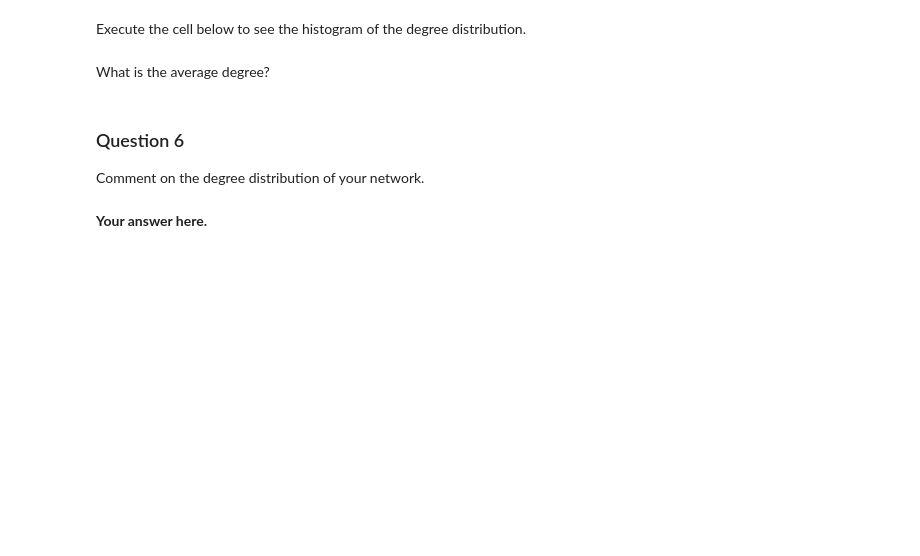
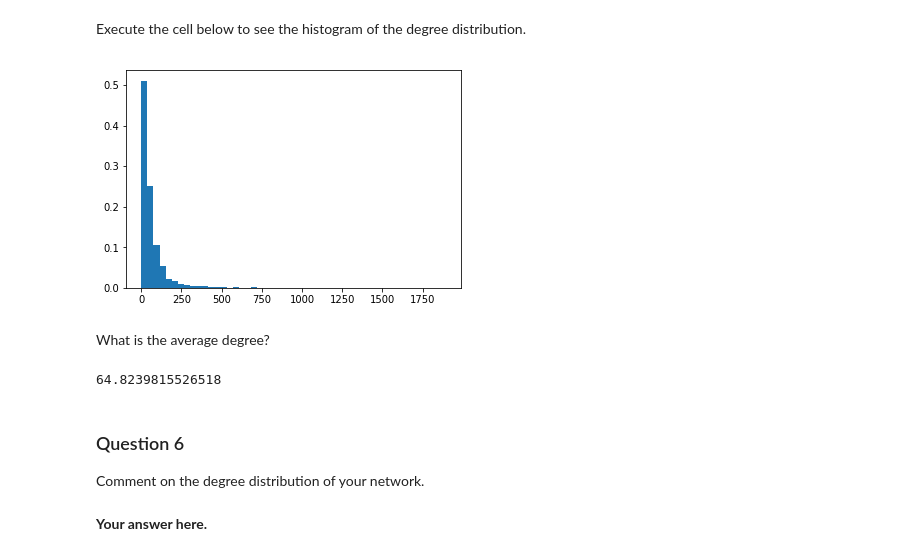
Before and after one commit to mattminder/ntds_24, a Jupyter notebook: Milestone_1/1_network_properties.ipynb, the cells around one changed output. Saved outputs shown, nothing was run; the diff lists cells and outputs as text; code cells hidden in the pictures; blank space fills up the shorter version.

```diff
--- a/Milestone_1/1_network_properties.ipynb
+++ b/Milestone_1/1_network_properties.ipynb
@@ -169,7 +170,31 @@ SyntaxError: invalid syntax (<ipython-input-9-a52eedad56d1>, line 1)
+# %%
+def degree_distribution(adj,directed):
+    # Computes the degree distribution
+    # Params:
+    # adj: adjacency matrix
+    # directed: Boolean, True -> Graph is directed
+    # Returns:
+    # if undirected:
+    # a vector with degree for each node
+    # if directed:
+    # a matrix with 2 columns, [in_degree, out_degree]
+    if(directed):
+        in_degree = np.matmul(adj.T,np.ones((adj.shape[1],1)))
+        out_degree = np.matmul(adj,np.ones((adj.shape[0],1)))
+        return np.concatenate((in_degree,out_degree),axis=1)
+    else:
+        return np.matmul(adj,np.ones((adj.shape[1],1)))
+
+
+degree =  degree_distribution(symmetrized,False)
+
+assert len(degree) == n_nodes
 # %% [markdown]
 Execute the cell below to see the histogram of the degree distribution.
 # %%
 weights = np.ones_like(degree) / float(n_nodes)
-plt.hist(degree, weights=weights);
+plt.hist(degree, weights=weights,bins=50);
+# %% [output]
+[figure, added]
 # %% [markdown]
 What is the average degree?
@@ -178,3 +201,7 @@ What is the average degree?
+# %%
+np.average(degree)
+# %% [output]
+64.8239815526518
 # %% [markdown]
 ### Question 6
 
```
Also changed, not shown: parts of 8 cells of this notebook.
